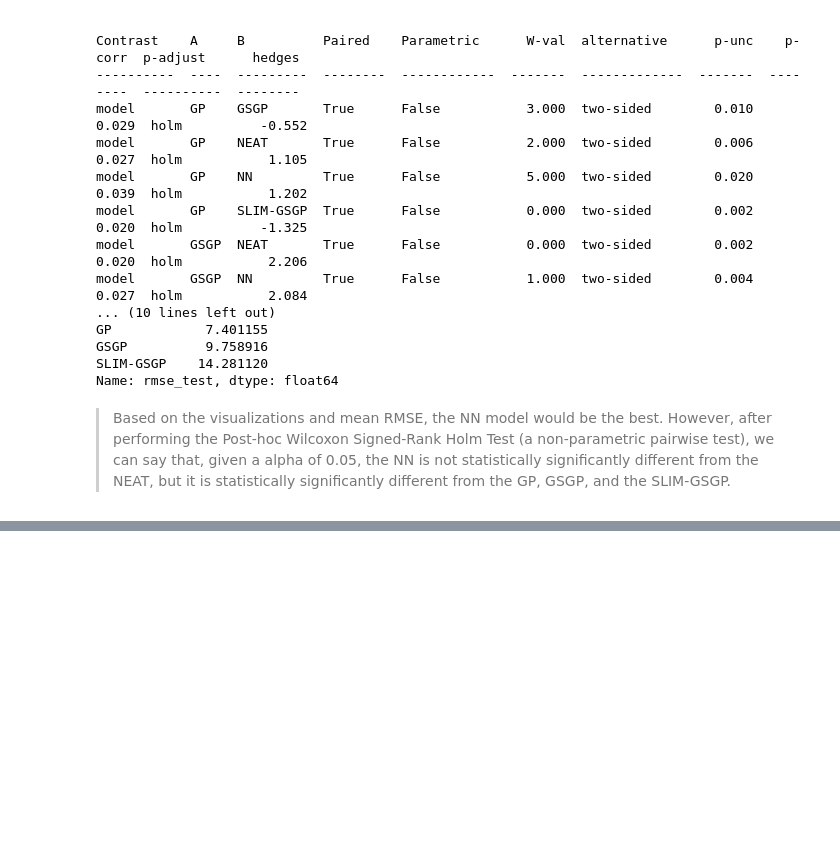
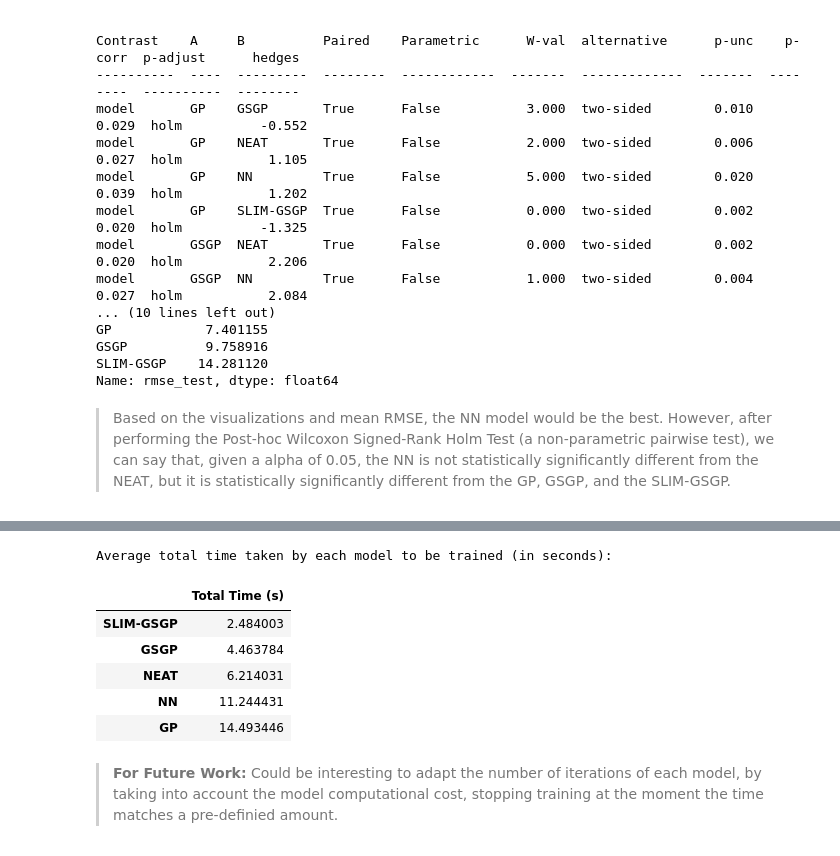
Before and after one commit to LeonardoDiCaterina/Neural_Evo_Learn, a Jupyter notebook: Notebooks/main_all_models.ipynb, the cells around one changed output, grey strips where cells are left out. Drawn from its saved outputs; the diff is of its cells as text; code cells hidden in the pictures; blank space fills up the shorter version.

```diff
--- a/Notebooks/main_all_models.ipynb
+++ b/Notebooks/main_all_models.ipynb
@@ -118,0 +133,23 @@ Name: rmse_test, dtype: float64
+# %%
+model_times = {}
+for model in ['SLIM-GSGP', 'GSGP', 'GP', 'NN', 'NEAT']:
+    total_time = 0
+    for i_outer in range(10):
+        df = pd.read_csv(f"./log/{model}/{model}_sustavianfeed_outer_{i_outer}.csv")
+        total_time += df.iloc[:, 6].sum()
+    model_times[model] = total_time/10  #average time to train the model
+
+model_times_df = pd.DataFrame.from_dict(model_times, orient='index', columns=['Total Time (s)'])
+# %%
+print("\nAverage total time taken by each model to be trained (in seconds):")
+model_times_df.sort_values(by='Total Time (s)')
+# %% [output]
+Average total time taken by each model to be trained (in seconds):
+|  | Total Time (s) |
+| SLIM-GSGP | 2.484003 |
+| GSGP | 4.463784 |
+| NEAT | 6.214031 |
+| NN | 11.244431 |
+| GP | 14.493446 |
+# %% [markdown]
+> **For Future Work:** Could be interesting to adapt the number of iterations of each model, by taking into account the model computational cost, stopping training at the moment the time matches a pre-definied amount.
```
Also changed, not shown: parts of 11 cells of this notebook, 2 other files.
